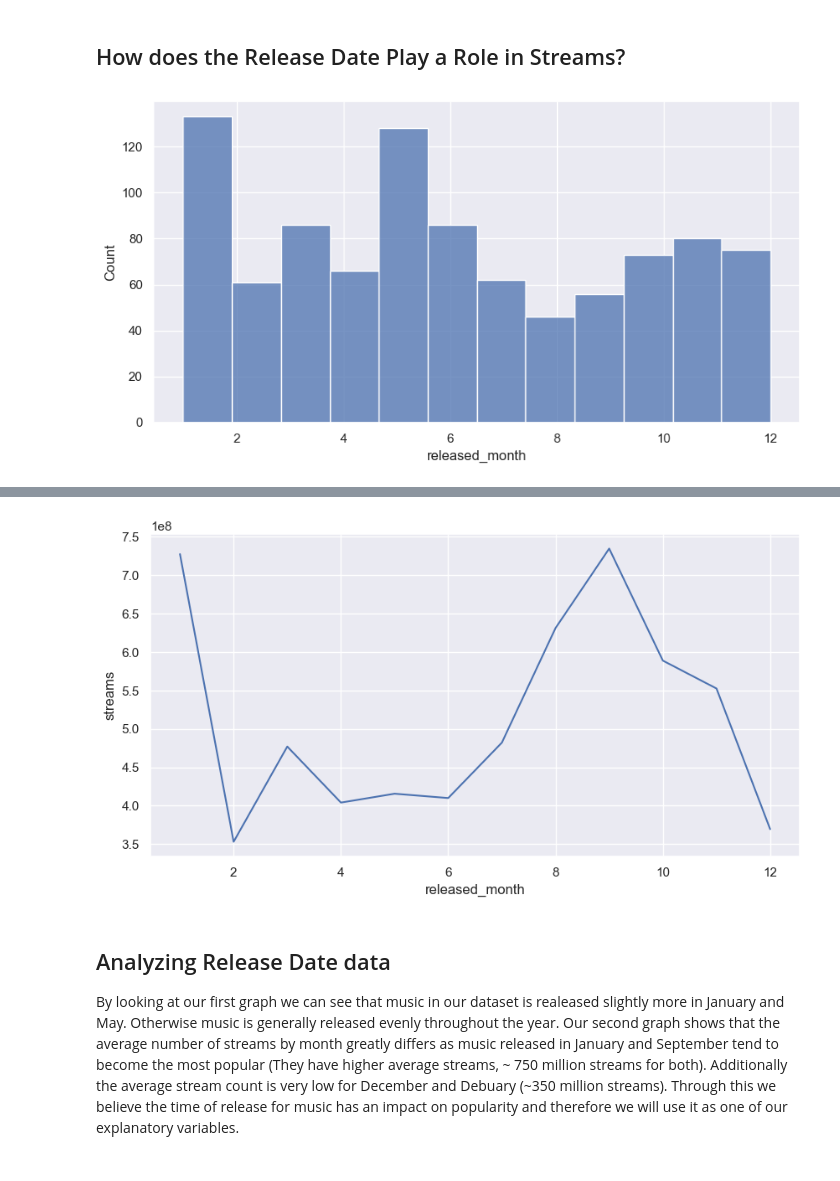
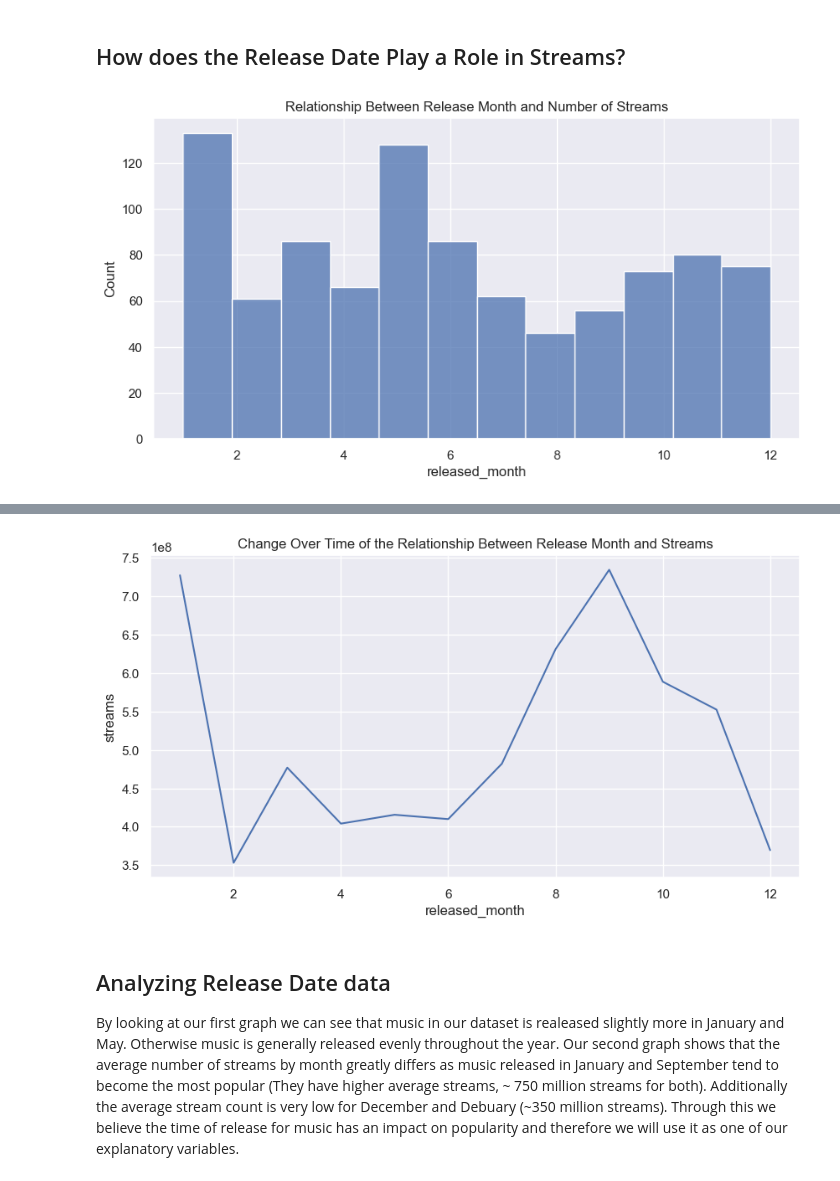
Before and after one commit to uzitak161/DS3000_Project, a Jupyter notebook: Project.EDA.ipynb, the cells around one changed output, grey strips where cells are left out. Saved outputs shown, nothing was run; the diff lists cells and outputs as text; code cells hidden in the pictures.

```diff
--- a/Project.EDA.ipynb
+++ b/Project.EDA.ipynb
@@ -242,18 +243,20 @@ print(df['number_of_artists'].corr(df['streams']))
 # %%
 # Plot release date vs streams
 plt.figure(figsize=(10, 5))
 sns.histplot(data=df, x="released_month", bins=12)
+plt.title("Relationship Between Release Month and Number of Streams")
 plt.show()
 
 # Correlation of release_date and streams
 print("Release Month and Stream Number Correlation: " + str(df['released_month'].corr(df['streams'])))
 
 # Aggregate to Find average stream per month
 df_avg_streams_per_month = df.groupby('released_month')['streams'].mean().reset_index()
 
 # Plot average streams per month
 plt.figure(figsize=(10, 5))
 sns.lineplot(data=df_avg_streams_per_month, x='released_month', y='streams')
+plt.title("Change Over Time of the Relationship Between Release Month and Streams")
 plt.show()
 # %% [output]
-[figure, old version]
+[figure, new version]
@@ -261,4 +264,4 @@ Release Month and Stream Number Correlation: -0.02493792859885527
-[figure, old version]
+[figure, new version]
 # %% [markdown]
 ## Analyzing Release Date data ##
 
```
Also changed, not shown: parts of 7 cells of this notebook.
